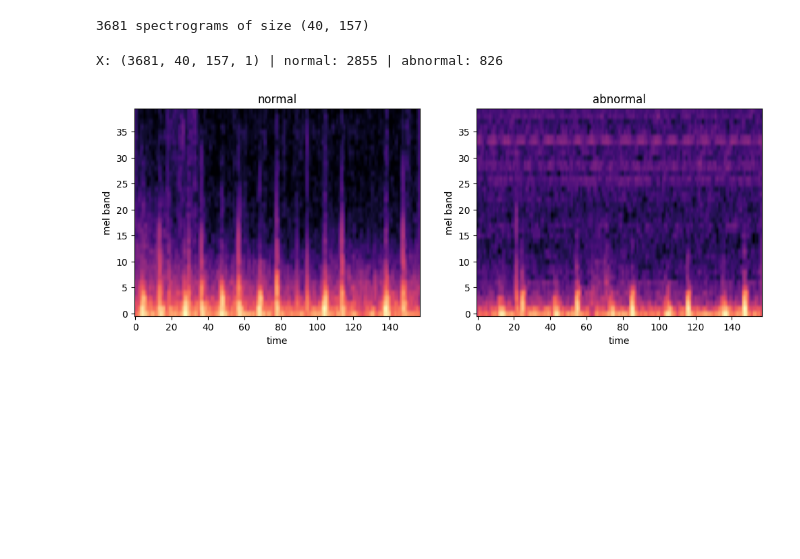
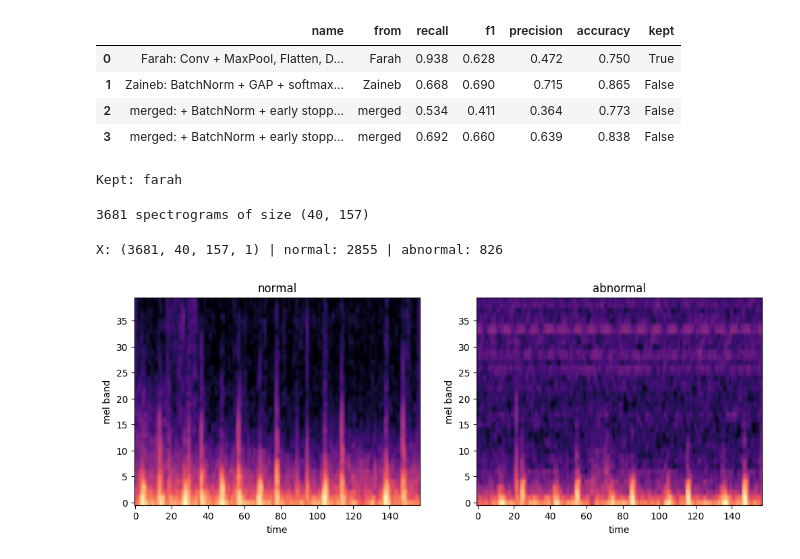
Before and after one commit to Farah-Belghith2710/CardioAgent, a Jupyter notebook: notebooks/04_Tp7_cnn.ipynb, the cells around one changed output. Cells and saved outputs as stored; diff of their text form; code cells hidden in the pictures; blank space fills up the shorter version.

```diff
--- a/notebooks/04_Tp7_cnn.ipynb
+++ b/notebooks/04_Tp7_cnn.ipynb
@@ -74,6 +75,29 @@ def load_data(file_name):
 def save_data(data, file_name):
     with open(file_name, "wb") as f:
         pickle.dump(data, f)
+# %%
+# ==================== Merge: Farah vs Zaineb (the result of notebook 09, part 2) ====================
+# For the CNN we tried Farah's CNN, Zaineb's CNN (BatchNorm + GlobalAveragePooling + softmax + early stopping) and 2
+# merged CNNs (Farah's blocks + BatchNorm + class_weight + early stopping on 10% of the training fold, with Flatten or
+# GlobalAveragePooling), with the SAME protocol: the same 3681 clean wavs, the same 80% train part, the same 3
+# validation folds, the same metrics (the 20% test set is never used to choose). Rule: a candidate replaces the
+# current version if it has a higher validation recall (if it loses more than 0.01 of F1 it is a trade-off and we
+# keep the higher recall, the PDF rule), or a higher F1 without losing more than 0.01 of recall.
+# Accuracy alone is misleading here: Zaineb's CNN has the best accuracy (0.865) because it says "normal" more often,
+# but it finds only 67% of the sick hearts, against 94% for Farah's CNN.
+# -> the winner = Farah's CNN (the trade-offs are written in MERGE_NOTES.md)
+with open(plots_folder + "merge_results.json") as f:
+    merge = json.load(f)["CNN"]
+ipd.display(pd.DataFrame(merge["candidates"])[["name", "from", "recall", "f1", "precision", "accuracy", "kept"]])
+print("Kept:", merge["winner"])
+assert merge["winner"] == "farah", "the winner changed: update this notebook"
+# %% [output]
+|  | name | from | recall | f1 | precision | accuracy | kept |
+| 0 | Farah: Conv + MaxPool, Flatten, D... | Farah | 0.938 | 0.628 | 0.472 | 0.750 | True |
+| 1 | Zaineb: BatchNorm + GAP + softmax... | Zaineb | 0.668 | 0.690 | 0.715 | 0.865 | False |
+| 2 | merged: + BatchNorm + early stopp... | merged | 0.534 | 0.411 | 0.364 | 0.773 | False |
+| 3 | merged: + BatchNorm + early stopp... | merged | 0.692 | 0.660 | 0.639 | 0.838 | False |
+Kept: farah
 # %%
 # ==================== From a wav to a Mel spectrogram (the "image" of the sound) ====================
 SR = 2000        # every wav at 2000 Hz (like in the project: heart sounds are below 1000 Hz)
```
Also changed, not shown: parts of 6 cells of this notebook, 59 other files.
